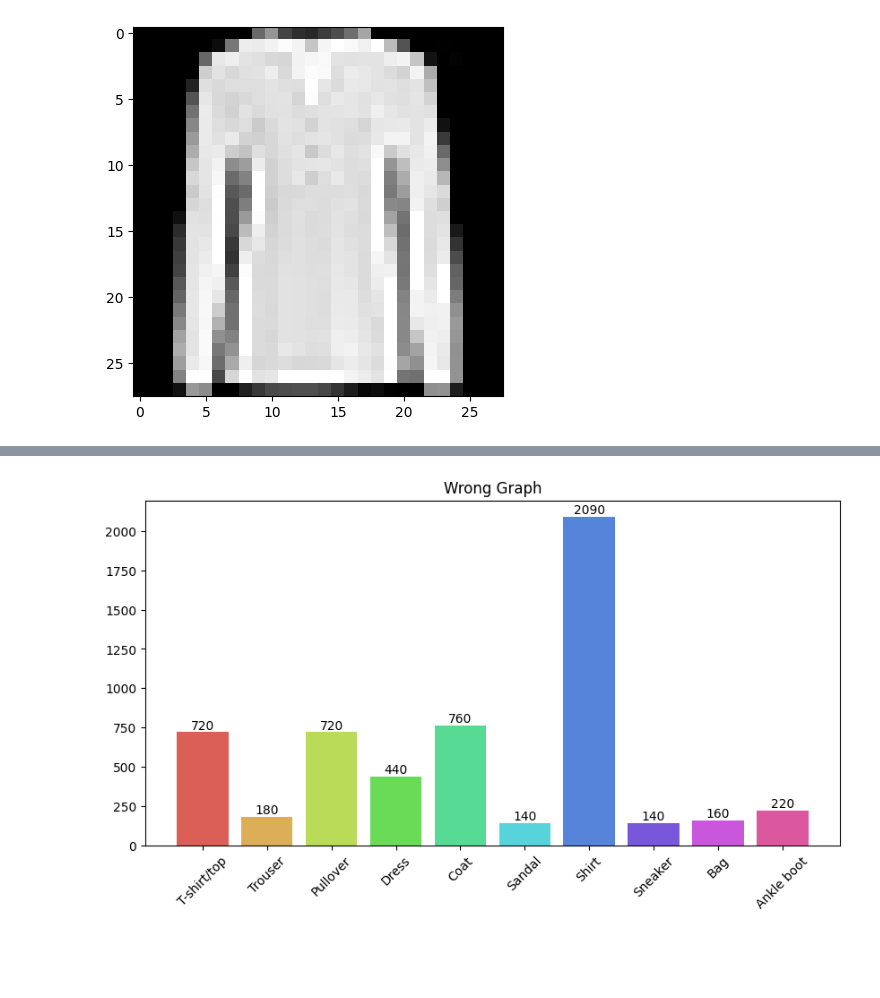
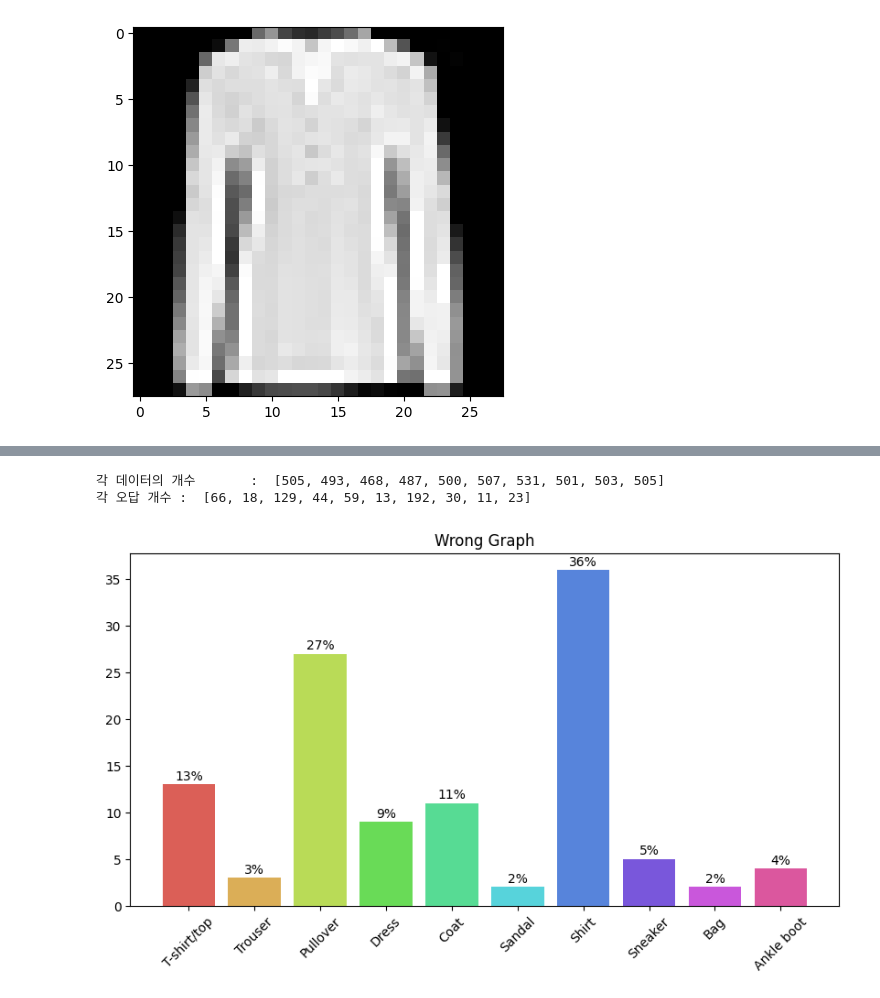
Before and after one commit to Konkuk-Univ-Glocal-Campus/introai202401-midterm-bkk21, a Jupyter notebook: midterm.ipynb, the cells around one changed output, grey strips where cells are left out. Drawn from its saved outputs; the diff is of its cells as text; code cells hidden in the pictures; blank space fills up the shorter version.

```diff
--- a/midterm.ipynb
+++ b/midterm.ipynb
@@ -470,9 +624,15 @@ test_result
 # %%
+#각 데이터 개수
+print("각 데이터의 개수\t: ", data_count)
+
 #정답 리스트
-correct_list = test_result['correct']
+list = test_result['correct']
+
+#정답 개수
+print("각 정답 개수\t: ", list)
 
 #색상 지정
-colors = sns.color_palette('hls',len(correct_list))
+colors = sns.color_palette('hls',len(list))
 
 #차트 크기
 plt.figure(figsize = (10, 5))
@@ -480,14 +640,18 @@ plt.figure(figsize = (10, 5))
 #차트 이름
 plt.title('Correct Graph')
 
+#비율 계산 리스트 만들기
+correct_list = []
+for i in range(len(list)):
+    correct_list.append(int(list[i] / data_count[i] * 100 // 1))
+
 #차트 그리기
 bar = plt.bar(category.values(), correct_list, color = colors)
-
 #x 라벨 45도 돌리기
 plt.xticks(rotation = 45)
 
 for i, j in enumerate(bar) :
-    plt.text(i, j.get_height() + 50, correct_list[i], ha = 'center')
+    plt.text(i, j.get_height() + 1, f"{correct_list[i]}%", ha = 'center')
 
 #그래프 출력
 plt.show()
@@ -496,26 +669,38 @@ plt.show()
 # %%
+#각 데이터 개수
+print("각 데이터의 개수\t: ", data_count)
+
 #오답 리스트
-wrong_list = test_result['wrong']
+list = test_result['wrong']
+
+#정답 개수
+print("각 오답 개수\t: ", list)
 
 #색상 지정
-colors = sns.color_palette('hls',len(correct_list))
+colors = sns.color_palette('hls',len(list))
 
 #차트 크기
 plt.figure(figsize = (10, 5))
 
 #차트 이름
 plt.title('Wrong Graph')
 
+#비율 계산 리스트 만들기
+wrong_list = []
+for i in range(len(list)):
+    wrong_list.append(int(list[i] / data_count[i] * 100 // 1))
+
 #차트 그리기
 bar = plt.bar(category.values(), wrong_list, color = colors)
-
 #x 라벨 45도 돌리기
 plt.xticks(rotation = 45)
 
 for i, j in enumerate(bar) :
-    plt.text(i, j.get_height() + 20, wrong_list[i], ha = 'center')
+    plt.text(i, j.get_height() + 0.5, f"{wrong_list[i]}%", ha = 'center')
 
 #그래프 출력
 plt.show()
 # %% [output]
+각 데이터의 개수       :  [505, 493, 468, 487, 500, 507, 531, 501, 503, 505]
+각 오답 개수 :  [66, 18, 129, 44, 59, 13, 192, 30, 11, 23]
-[figure, old version]
+[figure, new version]
```
Also changed, not shown: parts of 40 cells of this notebook.
